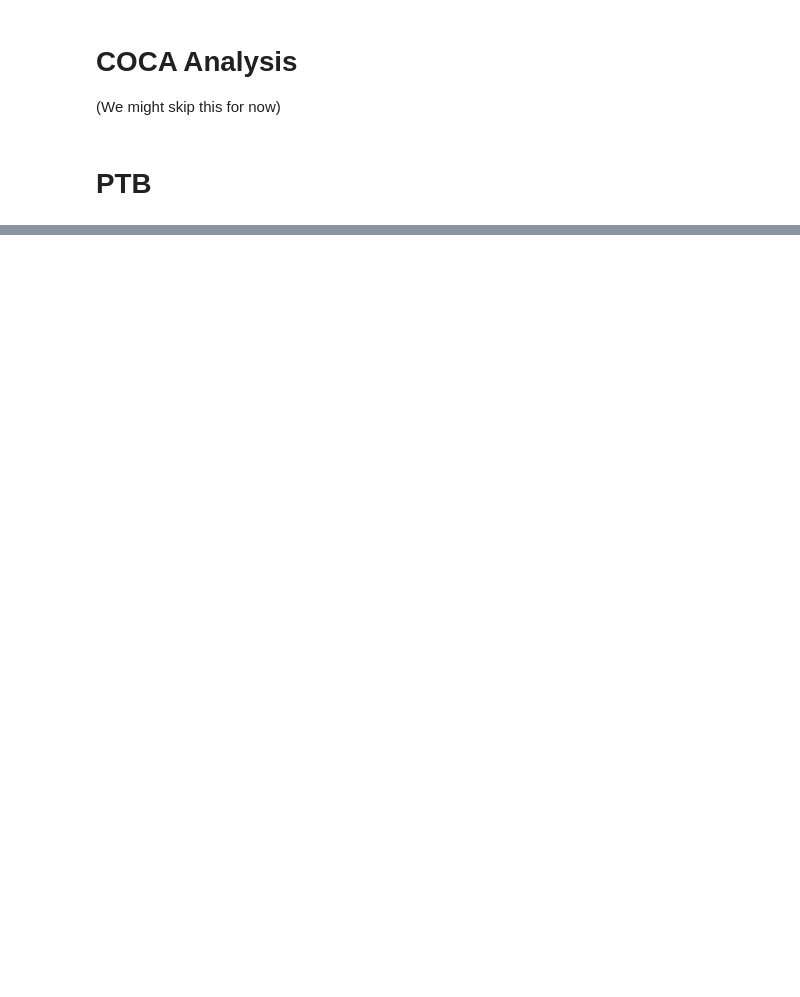
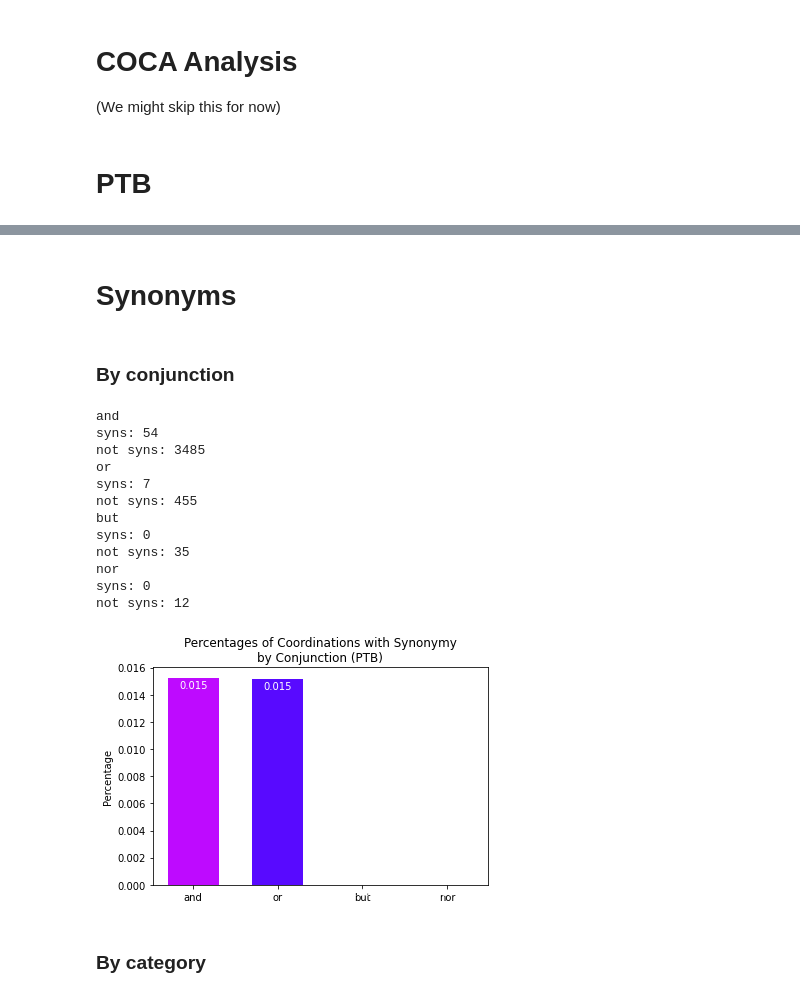
Before and after one commit to jkallini/SemanticCoordinationAnalysis, a Jupyter notebook: analysis.ipynb, the cells around one changed output, grey strips where cells are left out. Cells and saved outputs as stored; diff of their text form; code cells hidden in the pictures; blank space fills up the shorter version.

Commit message:
Normalize capitalization, add graph generating functions

```diff
--- a/analysis.ipynb
+++ b/analysis.ipynb
@@ -88,0 +108,2 @@ print(len(ptb_entailments))
+# %% [markdown]
+# Synonyms
@@ -88,0 +123,61 @@ print(len(ptb_entailments))
+# %% [markdown]
+### By conjunction
+# %%
+def synonym_conjunction_distribution(synonyms_df, source, outfile):
+
+    labels = []
+    syns_freqs = []
+
+    for conjunction in CONJUNCTIONS:
+        print(conjunction)
+
+        labels.append(conjunction)
+
+        df = synonyms_df.copy()
+        df = df.loc[df['Conjunction'] == conjunction]
+
+        if df is None:
+            continue
+
+        syns_freqs.append(get_synonyms_freqs(df))
+
+    x = np.arange(len(labels))  # the label locations
+    width = 0.6  # the width of the bars
+
+    fig, ax = plt.subplots()
+    rects1 = ax.bar(x, syns_freqs, width, color=conjunction_colors.values())
+
+    # Add some text for labels, title and custom x-axis tick labels, etc.
+    ax.set_ylabel('Percentage')
+    ax.set_title(
+        'Percentages of Coordinations with Synonymy\nby Conjunction (' + source + ')')
+    ax.set_xticks(x)
+    ax.set_xticklabels(labels)
+
+    for rect in rects1:
+        height = rect.get_height()
+        ax.annotate('{:.3f}'.format(height),
+                    xy=(rect.get_x() + rect.get_width() / 2, height),
+                    xytext=(0, -12),
+                    textcoords="offset points",
+                    ha='center', va='bottom', color='white')
+
+    plt.savefig(outfile, bbox_inches='tight')
+# %%
+synonym_conjunction_distribution(ptb_synonymy_df, 'PTB', 'charts/PTB_synonymy_by_conjunction.pdf')
+# %% [output]
+and
+syns: 54
+not syns: 3485
+or
+syns: 7
+not syns: 455
+but
+syns: 0
+not syns: 35
+nor
+syns: 0
+not syns: 12
+[figure, added]
+# %% [markdown]
+### By category
```
Also changed, not shown: parts of 9 cells of this notebook, 2 other files.
